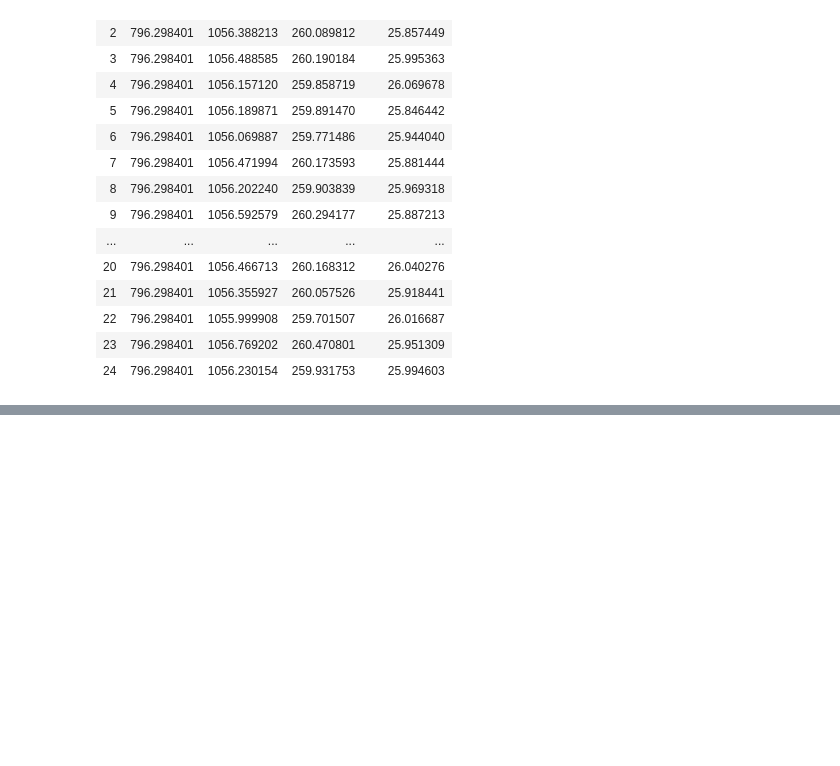
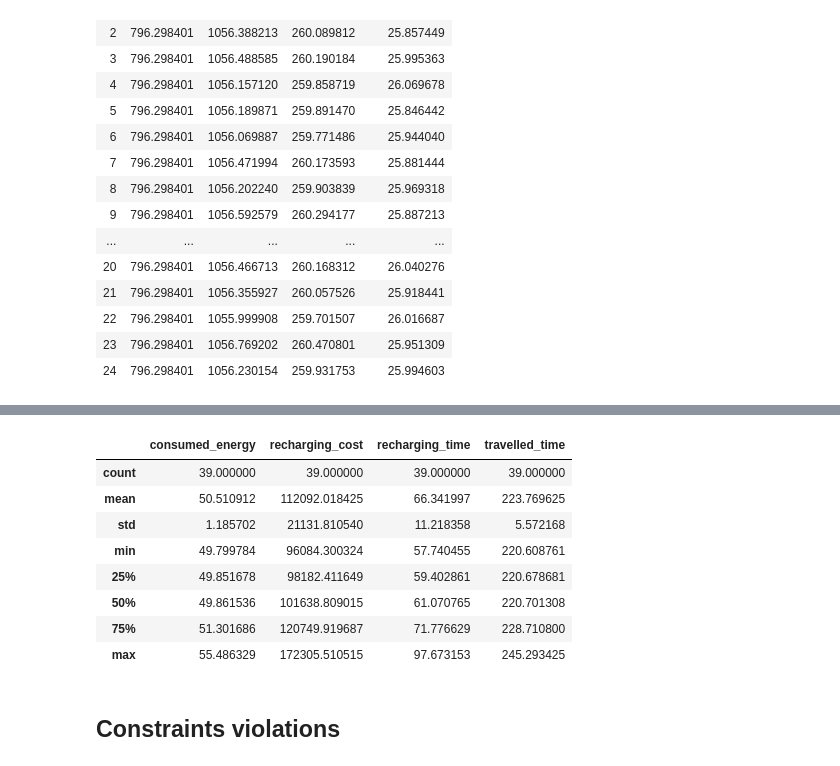
Before and after one commit to jpfutalef/DynamicStochasticElectricVRP, a Jupyter notebook: notebooks/OnlineResults.ipynb, the cells around one changed output, grey strips where cells are left out. Cells and saved outputs as stored; diff of their text form; code cells hidden in the pictures; blank space fills up the shorter version.

```diff
--- a/notebooks/OnlineResults.ipynb
+++ b/notebooks/OnlineResults.ipynb
@@ -141,0 +188,15 @@ nopt1_df
+# %%
+on_statistics = on_df.describe()
+on_statistics
+# %% [output]
+|  | consumed_energy | recharging_cost | recharging_time | travelled_time |
+| count | 39.000000 | 39.000000 | 39.000000 | 39.000000 |
+| mean | 50.510912 | 112092.018425 | 66.341997 | 223.769625 |
+| std | 1.185702 | 21131.810540 | 11.218358 | 5.572168 |
+| min | 49.799784 | 96084.300324 | 57.740455 | 220.608761 |
+| 25% | 49.851678 | 98182.411649 | 59.402861 | 220.678681 |
+| 50% | 49.861536 | 101638.809015 | 61.070765 | 220.701308 |
+| 75% | 51.301686 | 120749.919687 | 71.776629 | 228.710800 |
+| max | 55.486329 | 172305.510515 | 97.673153 | 245.293425 |
+# %% [markdown]
+## Constraints violations
```
Also changed, not shown: parts of 4 cells of this notebook, 21 other files.
